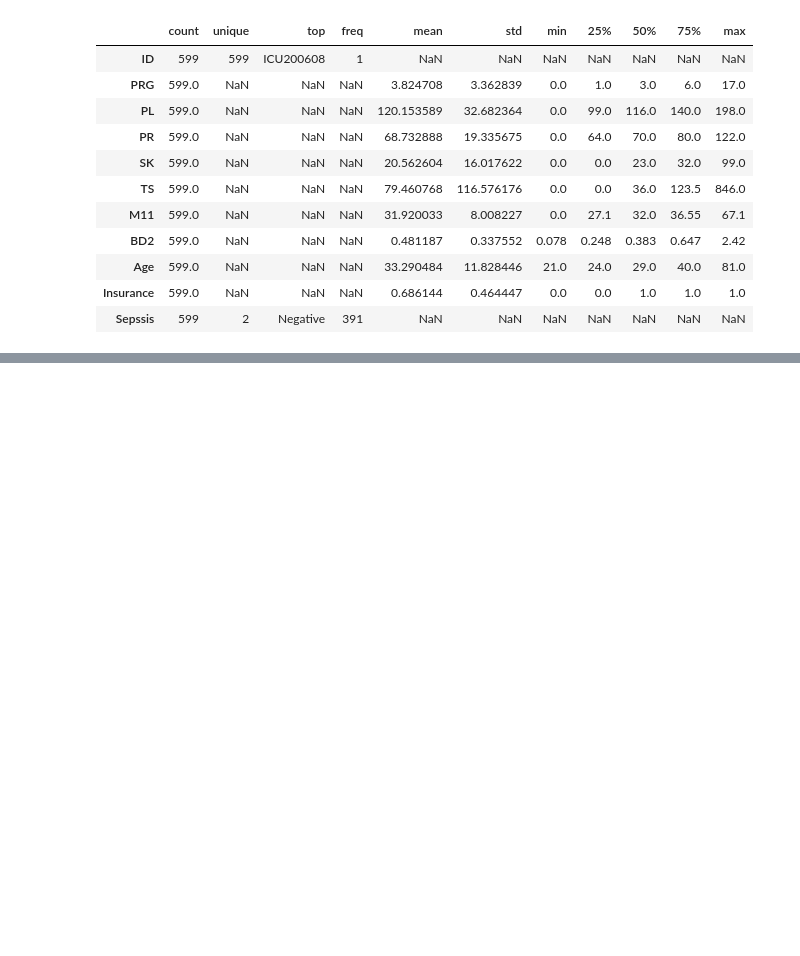
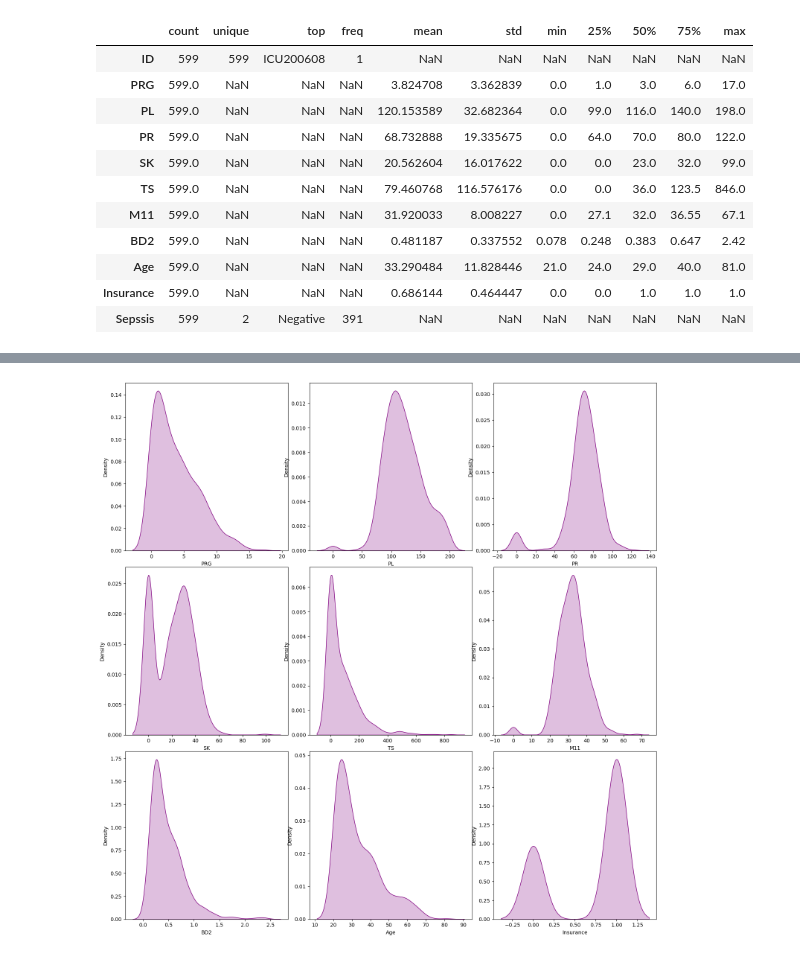
Before and after one commit to Felo10coder/Machine-Learning-API-s, a Jupyter notebook: ML_APIs.ipynb, the cells around one changed output, grey strips where cells are left out. Cells and saved outputs as stored; diff of their text form; code cells hidden in the pictures; blank space fills up the shorter version.

```diff
--- a/ML_APIs.ipynb
+++ b/ML_APIs.ipynb
@@ -137,0 +186,10 @@ df.describe(include='all').T
+# %%
+## distribution of numeric columns
+num_rows,num_cols = 3,3
+fig,axes = plt.subplots(num_rows,num_cols,figsize=(15,15))
+fig.tight_layout()
+for index,column in enumerate (df[numeric_cols].columns):
+    i,j=(index//num_cols,index%num_cols)
+    sns.kdeplot(numeric_cols_df[column],color='purple',fill=True,ax=axes[i,j])
+# %% [output]
+[figure, added]
```
Also changed, not shown: parts of 52 cells of this notebook.
